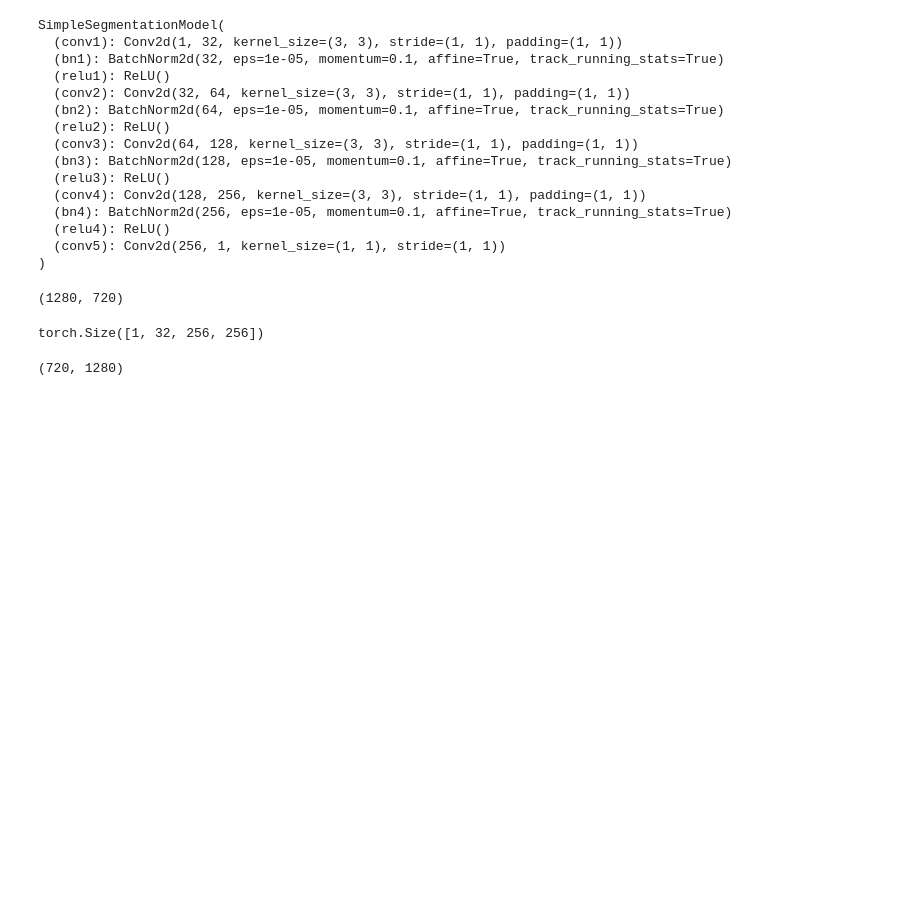
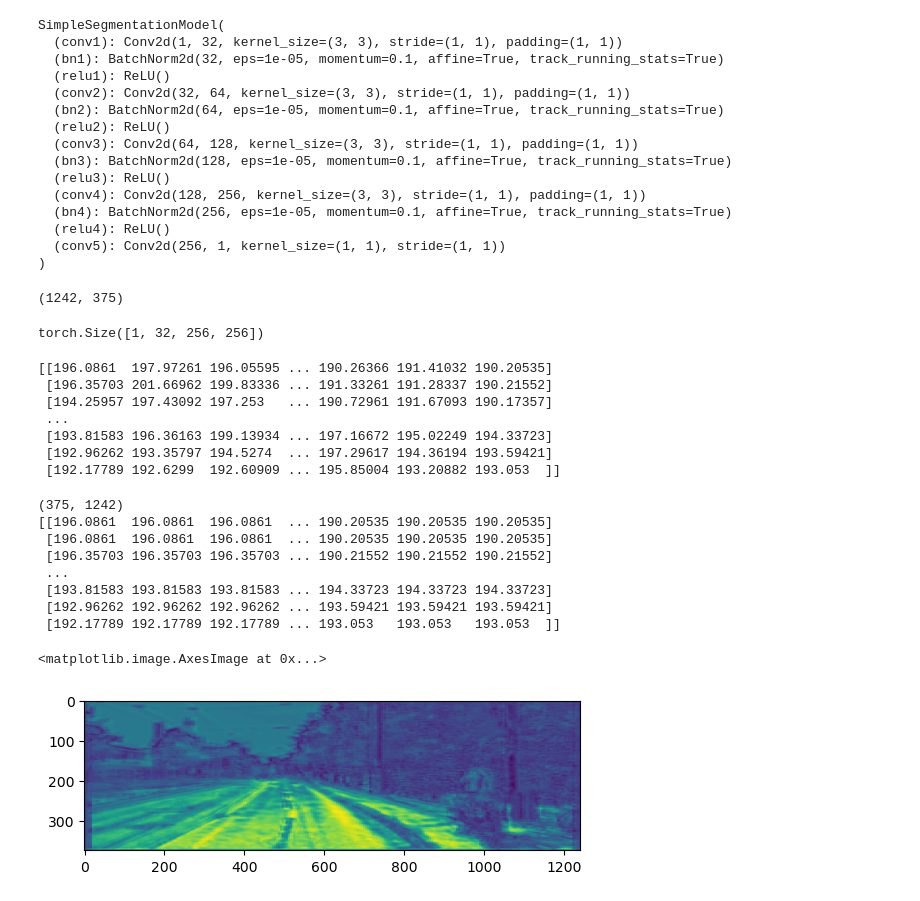
Before and after one commit to joeysantana3/lane-detection, a Jupyter notebook: Lane-Detection-Complete.ipynb, the cells around one changed output. Saved outputs shown, nothing was run; the diff lists cells and outputs as text; code cells hidden in the pictures; blank space fills up the shorter version.

```diff
--- a/Lane-Detection-Complete.ipynb
+++ b/Lane-Detection-Complete.ipynb
@@ -235,10 +260,11 @@ def predict(model, image):
         transforms.Resize((256, 256)),
         transforms.Grayscale(),
         transforms.ToTensor(),
-        transforms.Normalize([0.5], [0.5])
+#         transforms.Normalize([0.5], [0.5])
     ])
 
     image = transform(image).unsqueeze(0)
+    image = image.to(device)
 
     # Pass the image through the model to get the predictions
     with torch.no_grad():
@@ -246,6 +272,7 @@ def predict(model, image):
 
     # Apply a sigmoid activation function to the predictions to get a mask
     mask = torch.sigmoid(logits)
+    mask = mask.cpu()
 
     return mask.squeeze().numpy()
 # %%
@@ -310,6 +337,5 @@ SimpleSegmentationModel(
 # Read an image from file
 image = Image.open(image_path)
 print(image.size)
-image = transform(image)
 # %% [output]
-(1280, 720)
+(1242, 375)
@@ -319,13 +342,35 @@ pil_img = to_pil(image)
 # %%
-mask = predict(model, pil_img)
+mask = predict(model, image)
 # %% [output]
 torch.Size([1, 32, 256, 256])
 # %%
 mask = (mask * 0.5) + 0.5
-image = cv2.imread(image_path)
-mask = cv2.resize(mask, (image.shape[1], image.shape[0]), interpolation=cv2.INTER_NEAREST)
-print(mask.shape)
+mask = mask * 255
+print(mask)
 # %% [output]
-(720, 1280)
+[[196.0861  197.97261 196.05595 ... 190.26366 191.41032 190.20535]
+ [196.35703 201.66962 199.83336 ... 191.33261 191.28337 190.21552]
+ [194.25957 197.43092 197.253   ... 190.72961 191.67093 190.17357]
+ ...
+ [193.81583 196.36163 199.13934 ... 197.16672 195.02249 194.33723]
+ [192.96262 193.35797 194.5274  ... 197.29617 194.36194 193.59421]
+ [192.17789 192.6299  192.60909 ... 195.85004 193.20882 193.053  ]]
+# %%
+image = cv2.imread(image_path)
+mask = cv2.resize(mask, (image.shape[1], image.shape[0]), interpolation=cv2.INTER_NEAREST)
+print(mask.shape)
+print(mask)
+plt.imshow(mask)
+# %% [output]
+(375, 1242)
+[[196.0861  196.0861  196.0861  ... 190.20535 190.20535 190.20535]
+ [196.0861  196.0861  196.0861  ... 190.20535 190.20535 190.20535]
+ [196.35703 196.35703 196.35703 ... 190.21552 190.21552 190.21552]
+ ...
+ [193.81583 193.81583 193.81583 ... 194.33723 194.33723 194.33723]
+ [192.96262 192.96262 192.96262 ... 193.59421 193.59421 193.59421]
+ [192.17789 192.17789 192.17789 ... 193.053   193.053   193.053  ]]
+<matplotlib.image.AxesImage at 0x...>
+[figure, added]
 # %%
 color_mask = np.zeros_like(image)
```
Also changed, not shown: parts of 17 cells of this notebook, 2 other files.
